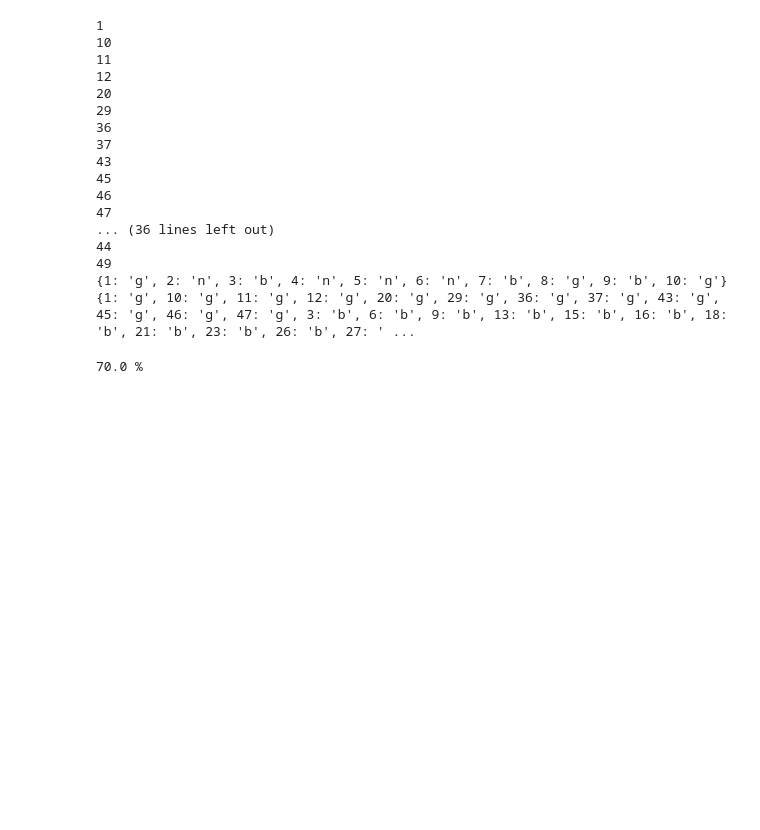
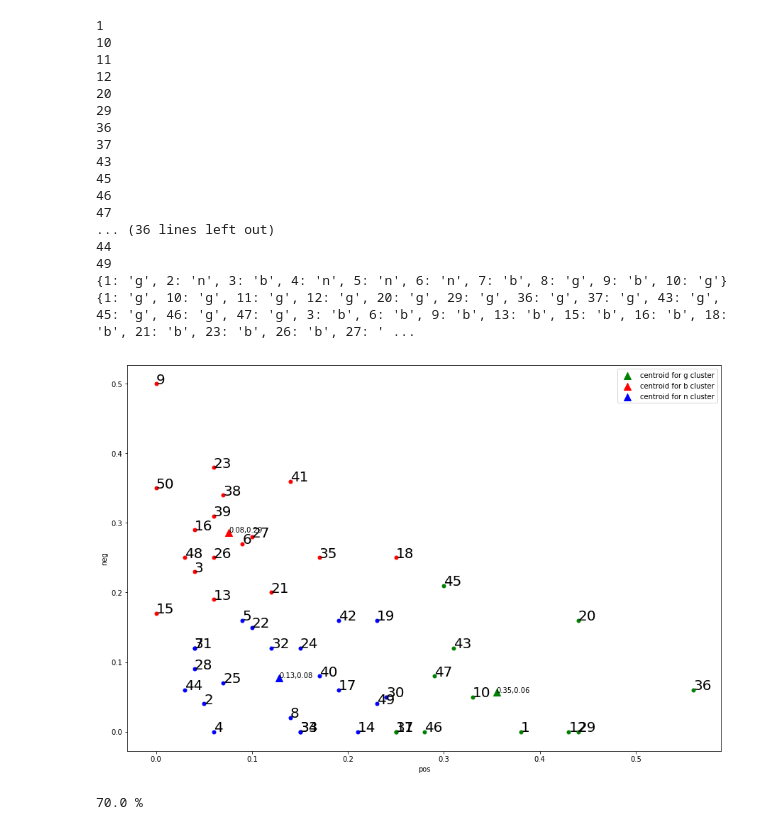
Before and after one commit to hkothari128/seniment_analysis, a Jupyter notebook: kmeans.ipynb, the cells around one changed output. Cells and saved outputs as stored; diff of their text form; code cells hidden in the pictures; blank space fills up the shorter version.

```diff
--- a/kmeans.ipynb
+++ b/kmeans.ipynb
@@ -208,6 +208,30 @@ label_clusters()
 49
 {1: 'g', 2: 'n', 3: 'b', 4: 'n', 5: 'n', 6: 'n', 7: 'b', 8: 'g', 9: 'b', 10: 'g'}
 {1: 'g', 10: 'g', 11: 'g', 12: 'g', 20: 'g', 29: 'g', 36: 'g', 37: 'g', 43: 'g', 45: 'g', 46: 'g', 47: 'g', 3: 'b', 6: 'b', 9: 'b', 13: 'b', 15: 'b', 16: 'b', 18: 'b', 21: 'b', 23: 'b', 26: 'b', 27: ' ...
+# %%
+import matplotlib.pyplot as plt
+import random
+colors=["GREEN", "RED", "BLUE"]
+fig = plt.figure(figsize=(15,10))
+#ax = fig.add_subplot(111, projection='3d')
+
+for i in range(k):
+    num=clusters[i][0]
+
+    #colors.append("%03x" % random.randint(0, 0xFFF))
+    plt.scatter(c[i][0],c[i][1],marker="^",label="centroid for "+train_set[num]+" cluster",color=colors[i],s=100)
+    plt.text(c[i][0],c[i][1],'%s,%s'%(round(c[i][0],2),round(c[i][1],2)),size=10)
+    for j in clusters[i]:
+        #print(j,data[j-1][0],data[j-1][1],colors[i])
+
+        plt.scatter(data[j-1][0],data[j-1][1],color=colors[i],s=25)
+        plt.text(data[j-1][0],data[j-1][1],  '%s' % (str(j)), size=20, zorder=1)
+plt.xlabel('pos')
+plt.ylabel('neg')
+plt.legend()
+plt.show()
+# %% [output]
+[figure, added]
 # %%
 def accuracy():
     total=len(test_set)
```
Also changed, not shown: 15 other files.
